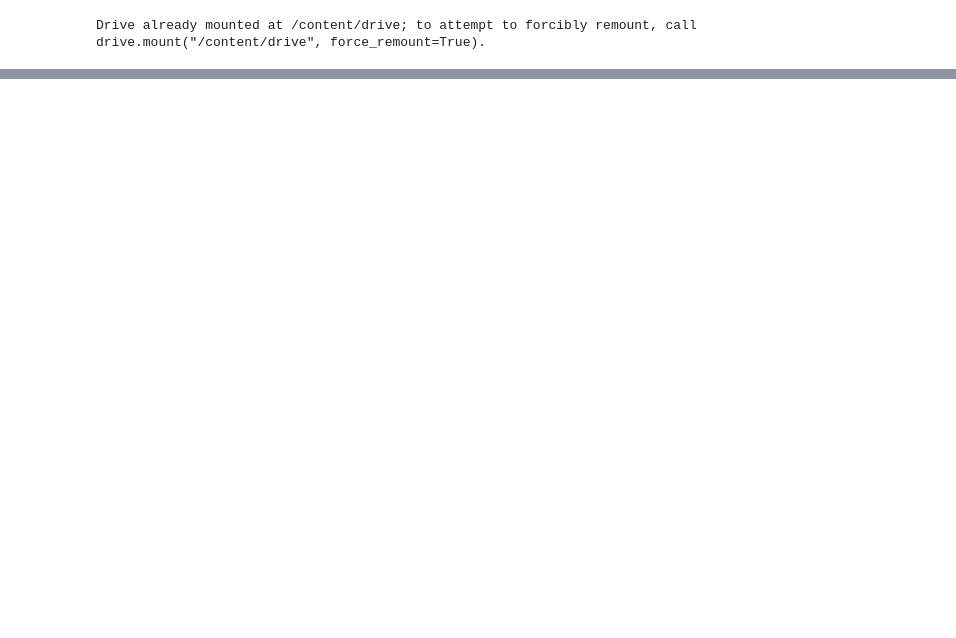
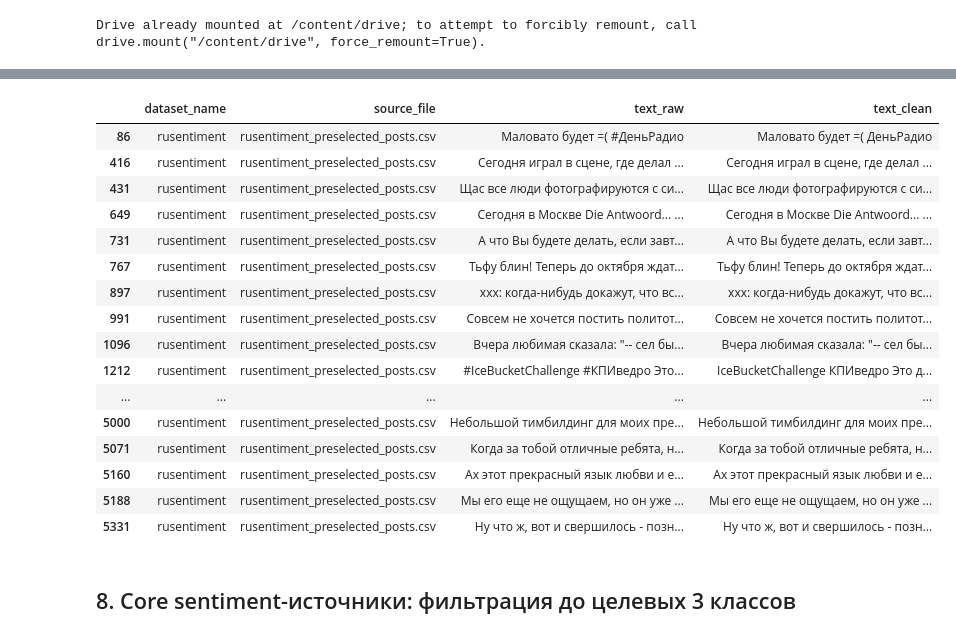
Before and after one commit to DenisBoytsov41/tutors-sentiment-coursework, a Jupyter notebook: notebooks/02_extract_domain_texts.ipynb, the cells around one changed output, grey strips where cells are left out. Saved outputs shown, nothing was run; the diff lists cells and outputs as text; code cells hidden in the pictures; blank space fills up the shorter version.

```diff
--- a/notebooks/02_extract_domain_texts.ipynb
+++ b/notebooks/02_extract_domain_texts.ipynb
@@ -791,0 +760,23 @@ print("Объединённый файл :", MERGED_DIR / "domain_texts_unified.
+# %%
+all_sources_df["changed_after_cleaning"] = (all_sources_df["text_raw"] != all_sources_df["text_clean"]).astype(int)
+all_sources_df["raw_len_chars"] = all_sources_df["text_raw"].str.len()
+all_sources_df["clean_len_chars"] = all_sources_df["text_clean"].str.len()
+all_sources_df["clean_len_words"] = all_sources_df["text_clean"].map(safe_word_count)
+
+cleaning_effect_df = (
+    all_sources_df.groupby("dataset_name")
+    .agg(
+        rows=("text_clean", "size"),
+        changed_rows=("changed_after_cleaning", "sum"),
+        empty_after_cleaning=("text_clean", lambda s: int((s.str.len() == 0).sum())),
+        mean_raw_len=("raw_len_chars", "mean"),
+        mean_clean_len=("clean_len_chars", "mean"),
+        mean_clean_words=("clean_len_words", "mean"),
+    )
+    .reset_index()
+)
+
+cleaning_effect_df["changed_share"] = cleaning_effect_df["changed_rows"] / cleaning_effect_df["rows"]
+cleaning_effect_df = cleaning_effect_df.round(4)
+
+display(cleaning_effect_df)
@@ -791,0 +792,26 @@ print("Объединённый файл :", MERGED_DIR / "domain_texts_unified.
+# %%
+changed_examples_df = all_sources_df[
+    all_sources_df["changed_after_cleaning"] == 1
+][["dataset_name", "source_file", "text_raw", "text_clean"]].head(50)
+
+display(changed_examples_df)
+# %% [output]
+|  | dataset_name | source_file | text_raw | text_clean |
+| 86 | rusentiment | rusentiment_preselected_posts.csv | Маловато будет =( #ДеньРадио | Маловато будет =( ДеньРадио |
+| 416 | rusentiment | rusentiment_preselected_posts.csv | Сегодня играл в сцене, где делал ... | Сегодня играл в сцене, где делал ... |
+| 431 | rusentiment | rusentiment_preselected_posts.csv | Щас все люди фотографируются с си... | Щас все люди фотографируются с си... |
+| 649 | rusentiment | rusentiment_preselected_posts.csv | Сегодня в Москве Die Antwoord... ... | Сегодня в Москве Die Antwoord... ... |
+| 731 | rusentiment | rusentiment_preselected_posts.csv | А что Вы будете делать, если завт... | А что Вы будете делать, если завт... |
+| 767 | rusentiment | rusentiment_preselected_posts.csv | Тьфу блин! Теперь до октября ждат... | Тьфу блин! Теперь до октября ждат... |
+| 897 | rusentiment | rusentiment_preselected_posts.csv | xxx: когда-нибудь докажут, что вс... | xxx: когда-нибудь докажут, что вс... |
+| 991 | rusentiment | rusentiment_preselected_posts.csv | Совсем не хочется постить политот... | Совсем не хочется постить политот... |
+| 1096 | rusentiment | rusentiment_preselected_posts.csv | Вчера любимая сказала: "-- сел бы... | Вчера любимая сказала: "-- сел бы... |
+| 1212 | rusentiment | rusentiment_preselected_posts.csv | #IceBucketChallenge #КПИведро Это... | IceBucketChallenge КПИведро Это д... |
+| ... | ... | ... | ... | ... |
+| 5000 | rusentiment | rusentiment_preselected_posts.csv | Небольшой тимбилдинг для моих пре... | Небольшой тимбилдинг для моих пре... |
+| 5071 | rusentiment | rusentiment_preselected_posts.csv | Когда за тобой отличные ребята, н... | Когда за тобой отличные ребята, н... |
+| 5160 | rusentiment | rusentiment_preselected_posts.csv | Ах этот прекрасный язык любви и е... | Ах этот прекрасный язык любви и е... |
+| 5188 | rusentiment | rusentiment_preselected_posts.csv | Мы его еще не ощущаем, но он уже ... | Мы его еще не ощущаем, но он уже ... |
+| 5331 | rusentiment | rusentiment_preselected_posts.csv | Ну что ж, вот и свершилось - позн... | Ну что ж, вот и свершилось - позн... |
+# %% [markdown]
+## 8. Core sentiment-источники: фильтрация до целевых 3 классов
```
Also changed, not shown: parts of 87 cells of this notebook.
